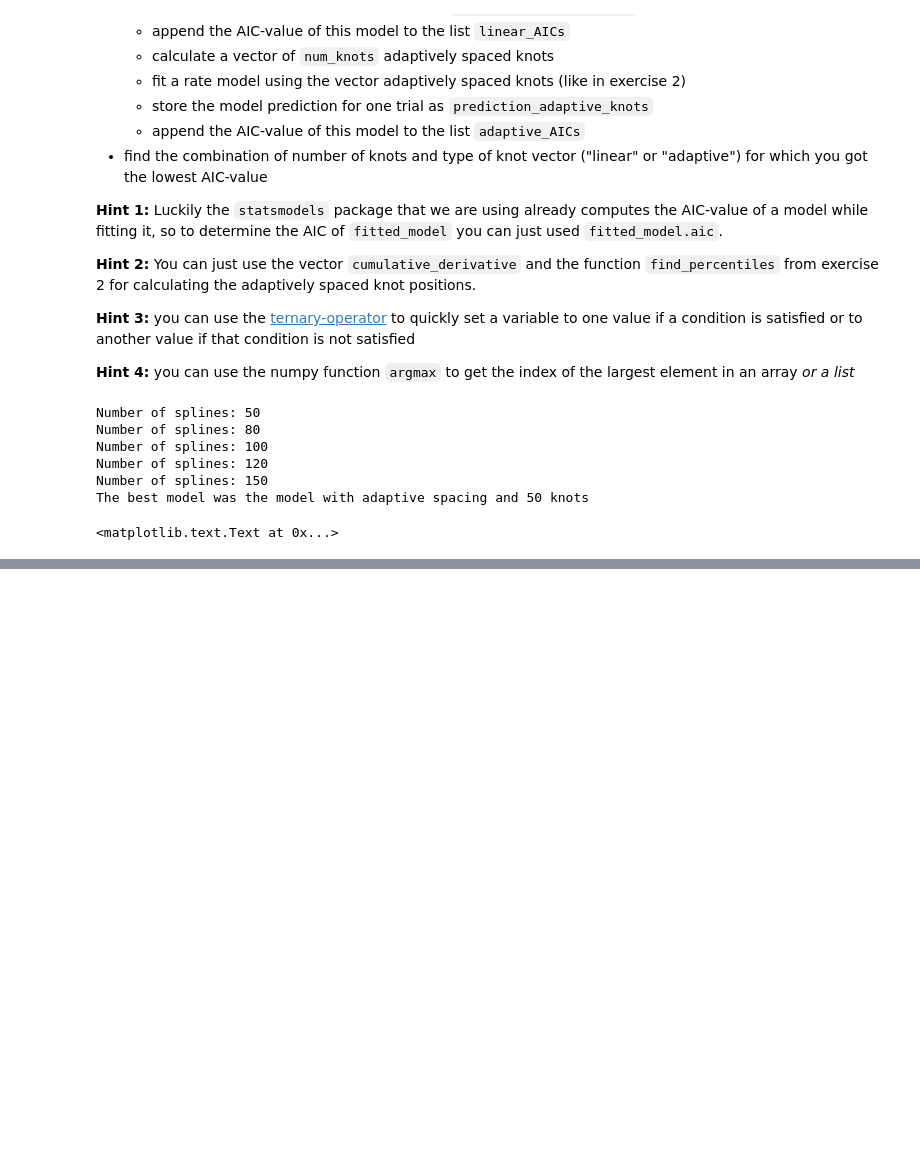
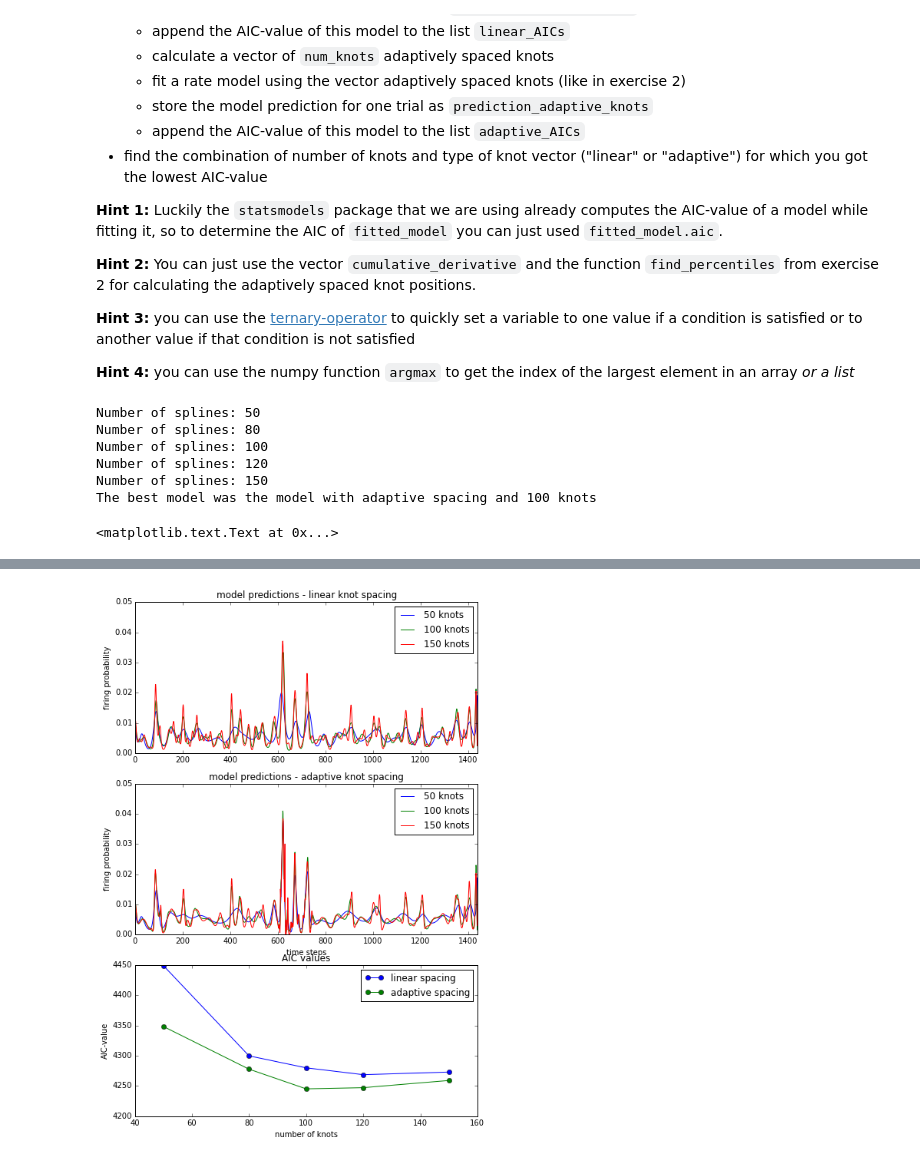
Before and after one commit to cknd/decoding, a Jupyter notebook: 02 [Solution] Part 2 - GLM.ipynb, the cells around one changed output, grey strips where cells are left out. Saved outputs shown, nothing was run; the diff lists cells and outputs as text; code cells hidden in the pictures; blank space fills up the shorter version.

Commit message:
aic argmax corrected to argmin

```diff
--- a/02 [Solution] Part 2 - GLM.ipynb
+++ b/02 [Solution] Part 2 - GLM.ipynb
@@ -560,8 +560,8 @@ for num_knots in num_knots_candidates:
         ax1.plot(prediction_linear_knots)
         ax2.plot(prediction_adaptive_knots)
 
-best_linear_idx   = np.argmax(linear_AICs)                                                                                  # solution
-best_adaptive_idx = np.argmax(adaptive_AICs)                                                                                # solution
+best_linear_idx   = np.argmin(linear_AICs)                                                                                  # solution
+best_adaptive_idx = np.argmin(adaptive_AICs)                                                                                # solution
 best_type = "linear" if linear_AICs[best_linear_idx] < adaptive_AICs[best_adaptive_idx] else "adaptive"                     # solution
 best_num_knots = num_knots_candidates[best_linear_idx] if best_type == "linear" else num_knots_candidates[best_adaptive_idx]# solution
 
@@ -595,5 +595,5 @@ Number of splines: 80
 Number of splines: 100
 Number of splines: 120
 Number of splines: 150
-The best model was the model with adaptive spacing and 50 knots
+The best model was the model with adaptive spacing and 100 knots
 <matplotlib.text.Text at 0x...>
@@ -601,3 +600,4 @@ The best model was the model with adaptive spacing and 50 knots
+[figure, added]
 # %% [markdown]
 Above you should see that for the same number of knots the model with adaptively spaced knots generally outperforms the model with linearly spaced knots, which justifies all the effort we had to put in to calculate the adaptive spacing of the knots ;).
 
```
Also changed, not shown: parts of 13 cells of this notebook.
